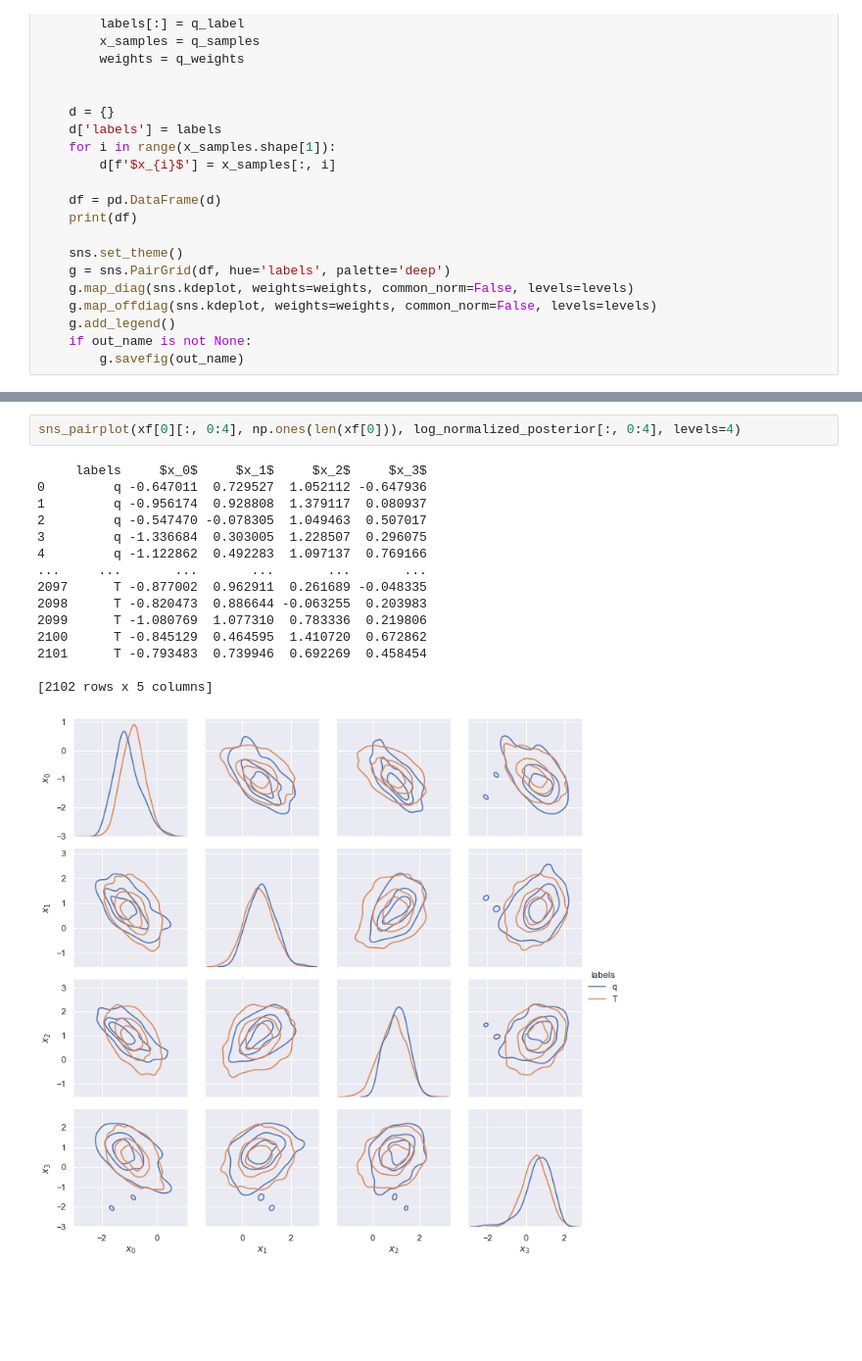
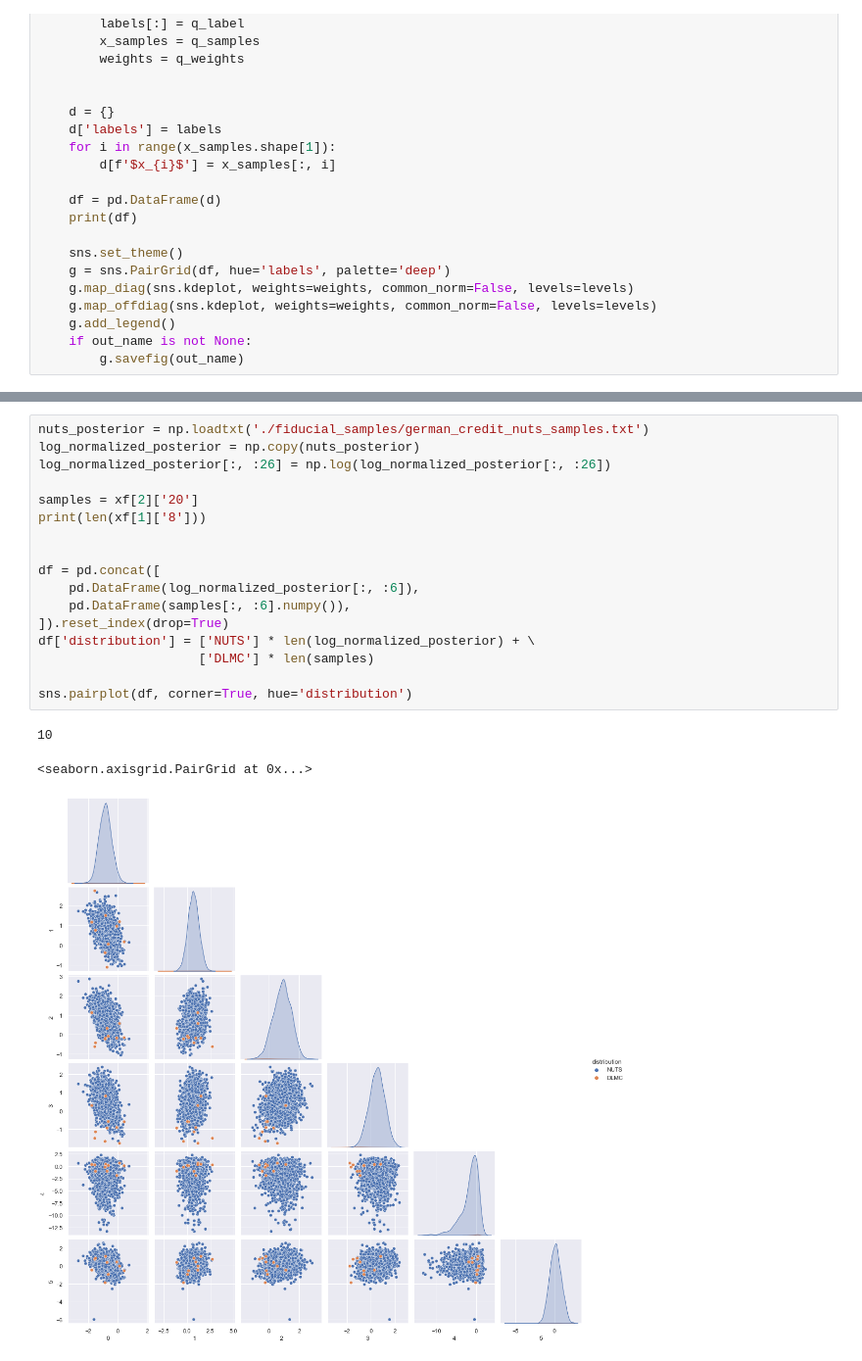
Before and after one commit to RichardGrumitt/nfmc_jax_tests, a Jupyter notebook: new_dlmc_pp_german_credit.ipynb, the cells around one changed output, grey strips where cells are left out. Shown at 98% size. Cells and saved outputs as stored; diff of their text form; blank space fills up the shorter version.

```diff
--- a/new_dlmc_pp_german_credit.ipynb
+++ b/new_dlmc_pp_german_credit.ipynb
@@ -419,18 +487,21 @@ sns_pairplot(xf[2]['198'][:, 0:4], np.ones(len(xf[2]['58'])), log_normalized_pos
-# %%
-sns_pairplot(xf[0][:, 0:4], np.ones(len(xf[0])), log_normalized_posterior[:, 0:4], levels=4)
-# %% [output]
-     labels     $x_0$     $x_1$     $x_2$     $x_3$
-0         q -0.647011  0.729527  1.052112 -0.647936
-1         q -0.956174  0.928808  1.379117  0.080937
-2         q -0.547470 -0.078305  1.049463  0.507017
-3         q -1.336684  0.303005  1.228507  0.296075
-4         q -1.122862  0.492283  1.097137  0.769166
-...     ...       ...       ...       ...       ...
-2097      T -0.877002  0.962911  0.261689 -0.048335
-2098      T -0.820473  0.886644 -0.063255  0.203983
-2099      T -1.080769  1.077310  0.783336  0.219806
-2100      T -0.845129  0.464595  1.410720  0.672862
-2101      T -0.793483  0.739946  0.692269  0.458454
-
-[2102 rows x 5 columns]
-[figure, removed]
+# %%
+nuts_posterior = np.loadtxt('./fiducial_samples/german_credit_nuts_samples.txt')
+log_normalized_posterior = np.copy(nuts_posterior)
+log_normalized_posterior[:, :26] = np.log(log_normalized_posterior[:, :26])
+
+samples = xf[2]['20']
+print(len(xf[1]['8']))
+
+
+df = pd.concat([
+    pd.DataFrame(log_normalized_posterior[:, :6]),
+    pd.DataFrame(samples[:, :6].numpy()),
+]).reset_index(drop=True)
+df['distribution'] = ['NUTS'] * len(log_normalized_posterior) + \
+                     ['DLMC'] * len(samples)
+
+sns.pairplot(df, corner=True, hue='distribution')
+# %% [output]
+10
+<seaborn.axisgrid.PairGrid at 0x...>
+[figure, added]
```
Also changed, not shown: parts of 27 cells of this notebook, 5 other files.
